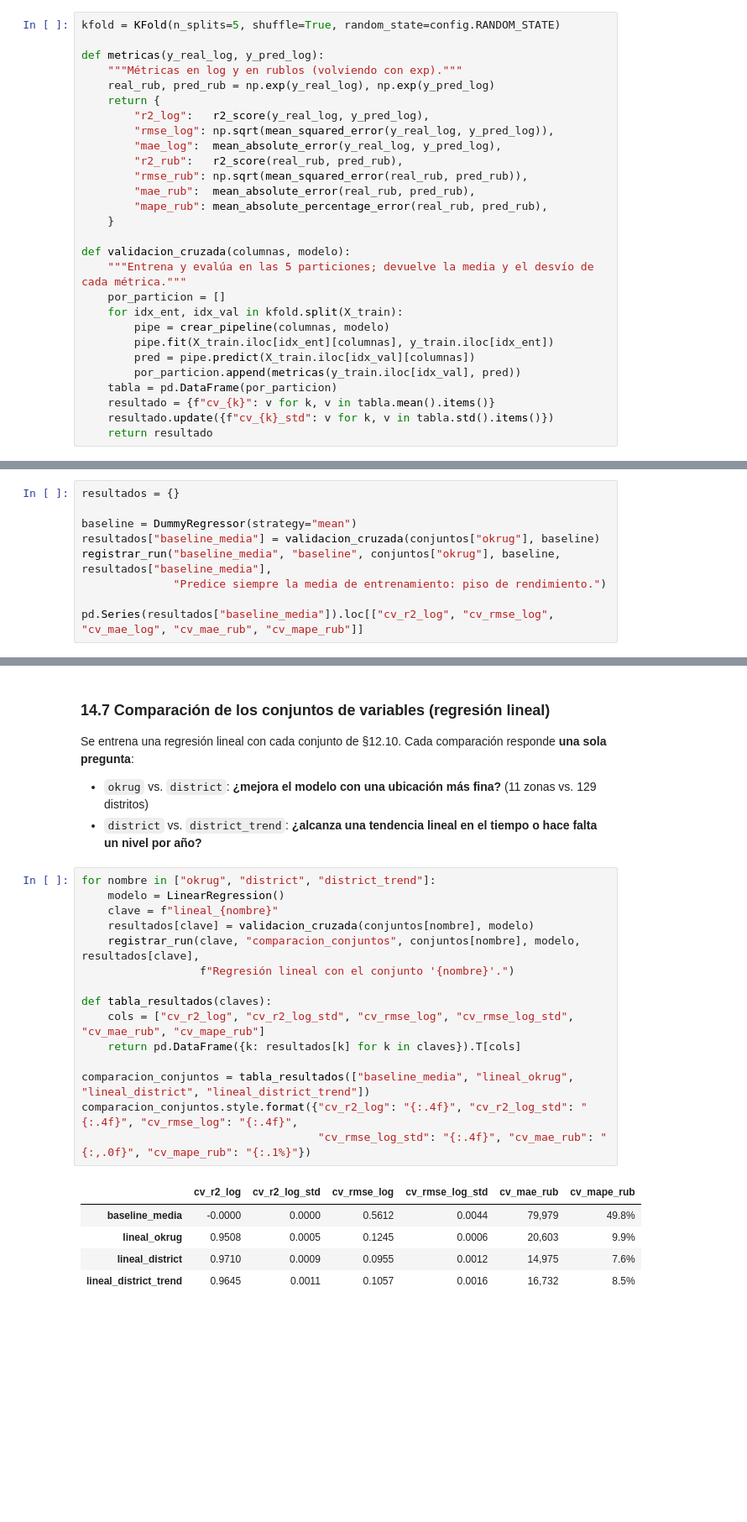
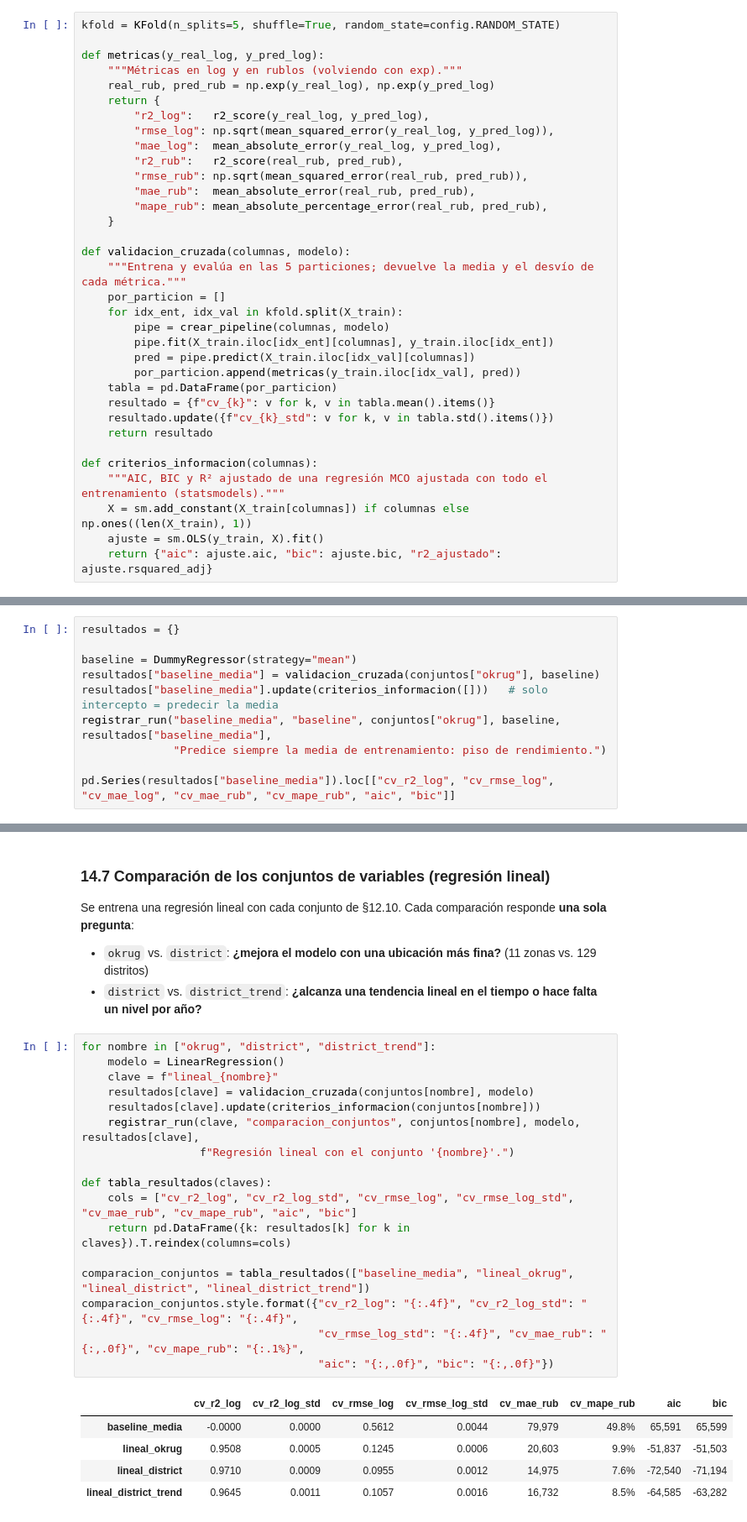
Before and after one commit to milagrossachetti/parcial-analisis-datos, a Jupyter notebook: notebooks/01_eda.ipynb, the cells around one changed output, grey strips where cells are left out. Shown at 84% size. Cells and saved outputs as stored; diff of their text form; blank space fills up the shorter version.

```diff
--- a/notebooks/01_eda.ipynb
+++ b/notebooks/01_eda.ipynb
@@ -2380,6 +2394,12 @@ def validacion_cruzada(columnas, modelo):
     resultado = {f"cv_{k}": v for k, v in tabla.mean().items()}
     resultado.update({f"cv_{k}_std": v for k, v in tabla.std().items()})
     return resultado
+
+def criterios_informacion(columnas):
+    """AIC, BIC y R² ajustado de una regresión MCO ajustada con todo el entrenamiento (statsmodels)."""
+    X = sm.add_constant(X_train[columnas]) if columnas else np.ones((len(X_train), 1))
+    ajuste = sm.OLS(y_train, X).fit()
+    return {"aic": ajuste.aic, "bic": ajuste.bic, "r2_ajustado": ajuste.rsquared_adj}
 # %% [markdown]
 **🔧 Qué hace el código**
 
@@ -2492,10 +2514,11 @@ resultados = {}
 
 baseline = DummyRegressor(strategy="mean")
 resultados["baseline_media"] = validacion_cruzada(conjuntos["okrug"], baseline)
+resultados["baseline_media"].update(criterios_informacion([]))   # solo intercepto = predecir la media
 registrar_run("baseline_media", "baseline", conjuntos["okrug"], baseline, resultados["baseline_media"],
               "Predice siempre la media de entrenamiento: piso de rendimiento.")
 
-pd.Series(resultados["baseline_media"]).loc[["cv_r2_log", "cv_rmse_log", "cv_mae_log", "cv_mae_rub", "cv_mape_rub"]]
+pd.Series(resultados["baseline_media"]).loc[["cv_r2_log", "cv_rmse_log", "cv_mae_log", "cv_mae_rub", "cv_mape_rub", "aic", "bic"]]
 # %% [output]
 cv_r2_log         -0.0000
 cv_rmse_log        0.5612
@@ -2524,24 +2551,26 @@ Se entrena una regresión lineal con cada conjunto de §12.10. Cada comparación
 # %%
 for nombre in ["okrug", "district", "district_trend"]:
     modelo = LinearRegression()
     clave = f"lineal_{nombre}"
     resultados[clave] = validacion_cruzada(conjuntos[nombre], modelo)
+    resultados[clave].update(criterios_informacion(conjuntos[nombre]))
     registrar_run(clave, "comparacion_conjuntos", conjuntos[nombre], modelo, resultados[clave],
                   f"Regresión lineal con el conjunto '{nombre}'.")
 
 def tabla_resultados(claves):
-    cols = ["cv_r2_log", "cv_r2_log_std", "cv_rmse_log", "cv_rmse_log_std", "cv_mae_rub", "cv_mape_rub"]
-    return pd.DataFrame({k: resultados[k] for k in claves}).T[cols]
+    cols = ["cv_r2_log", "cv_r2_log_std", "cv_rmse_log", "cv_rmse_log_std", "cv_mae_rub", "cv_mape_rub", "aic", "bic"]
+    return pd.DataFrame({k: resultados[k] for k in claves}).T.reindex(columns=cols)
 
 comparacion_conjuntos = tabla_resultados(["baseline_media", "lineal_okrug", "lineal_district", "lineal_district_trend"])
 comparacion_conjuntos.style.format({"cv_r2_log": "{:.4f}", "cv_r2_log_std": "{:.4f}", "cv_rmse_log": "{:.4f}",
-                                    "cv_rmse_log_std": "{:.4f}", "cv_mae_rub": "{:,.0f}", "cv_mape_rub": "{:.1%}"})
+                                    "cv_rmse_log_std": "{:.4f}", "cv_mae_rub": "{:,.0f}", "cv_mape_rub": "{:.1%}",
+                                    "aic": "{:,.0f}", "bic": "{:,.0f}"})
 # %% [output]
-|  | cv_r2_log | cv_r2_log_std | cv_rmse_log | cv_rmse_log_std | cv_mae_rub | cv_mape_rub |
-| baseline_media | -0.0000 | 0.0000 | 0.5612 | 0.0044 | 79,979 | 49.8% |
-| lineal_okrug | 0.9508 | 0.0005 | 0.1245 | 0.0006 | 20,603 | 9.9% |
-| lineal_district | 0.9710 | 0.0009 | 0.0955 | 0.0012 | 14,975 | 7.6% |
-| lineal_district_trend | 0.9645 | 0.0011 | 0.1057 | 0.0016 | 16,732 | 8.5% |
+|  | cv_r2_log | cv_r2_log_std | cv_rmse_log | cv_rmse_log_std | cv_mae_rub | cv_mape_rub | aic | bic |
+| baseline_media | -0.0000 | 0.0000 | 0.5612 | 0.0044 | 79,979 | 49.8% | 65,591 | 65,599 |
+| lineal_okrug | 0.9508 | 0.0005 | 0.1245 | 0.0006 | 20,603 | 9.9% | -51,837 | -51,503 |
+| lineal_district | 0.9710 | 0.0009 | 0.0955 | 0.0012 | 14,975 | 7.6% | -72,540 | -71,194 |
+| lineal_district_trend | 0.9645 | 0.0011 | 0.1057 | 0.0016 | 16,732 | 8.5% | -64,585 | -63,282 |
 # %% [markdown]
 **🔧 Qué hace el código**
 
```
Also changed, not shown: parts of 16 cells of this notebook, 33 other files.
